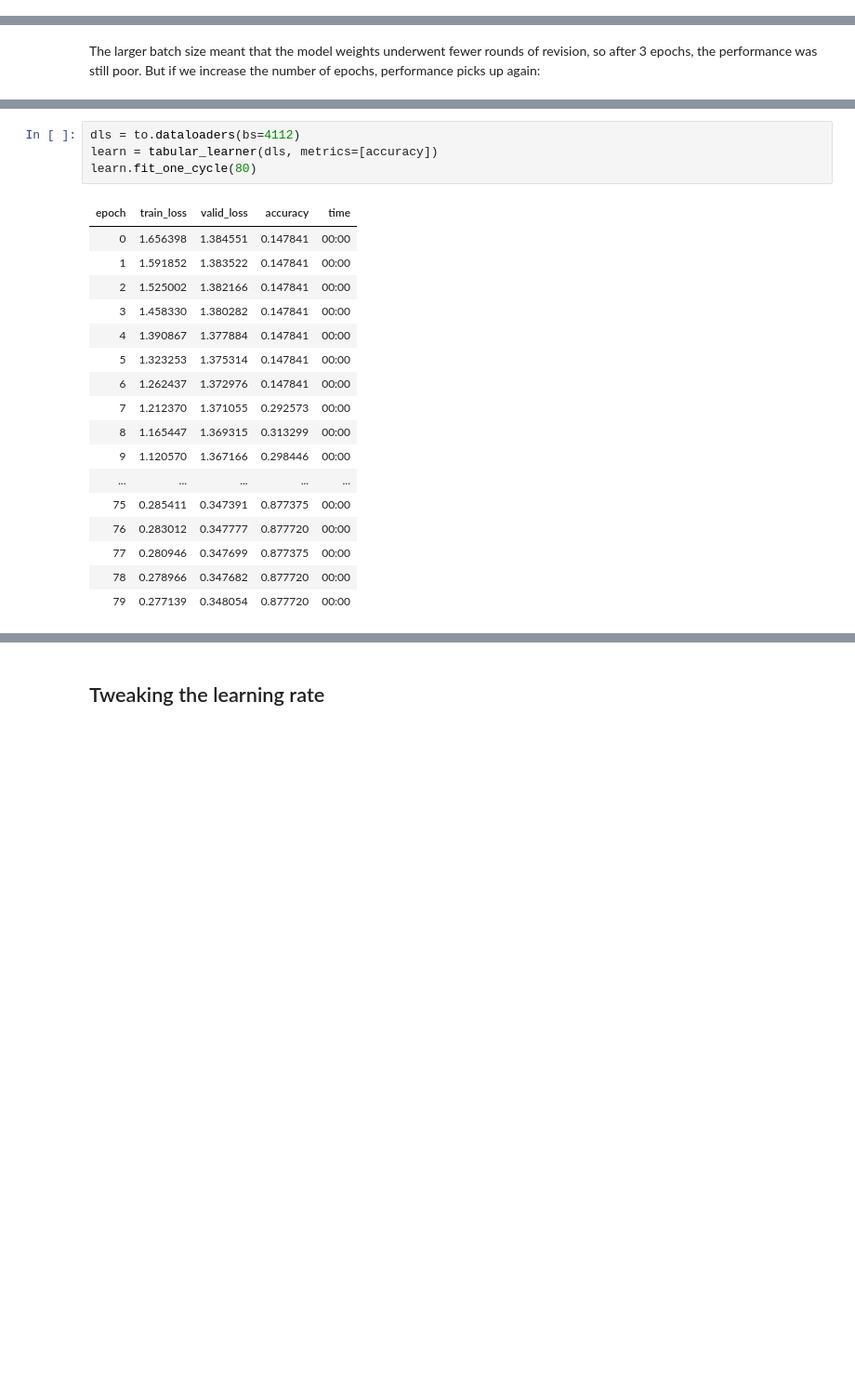
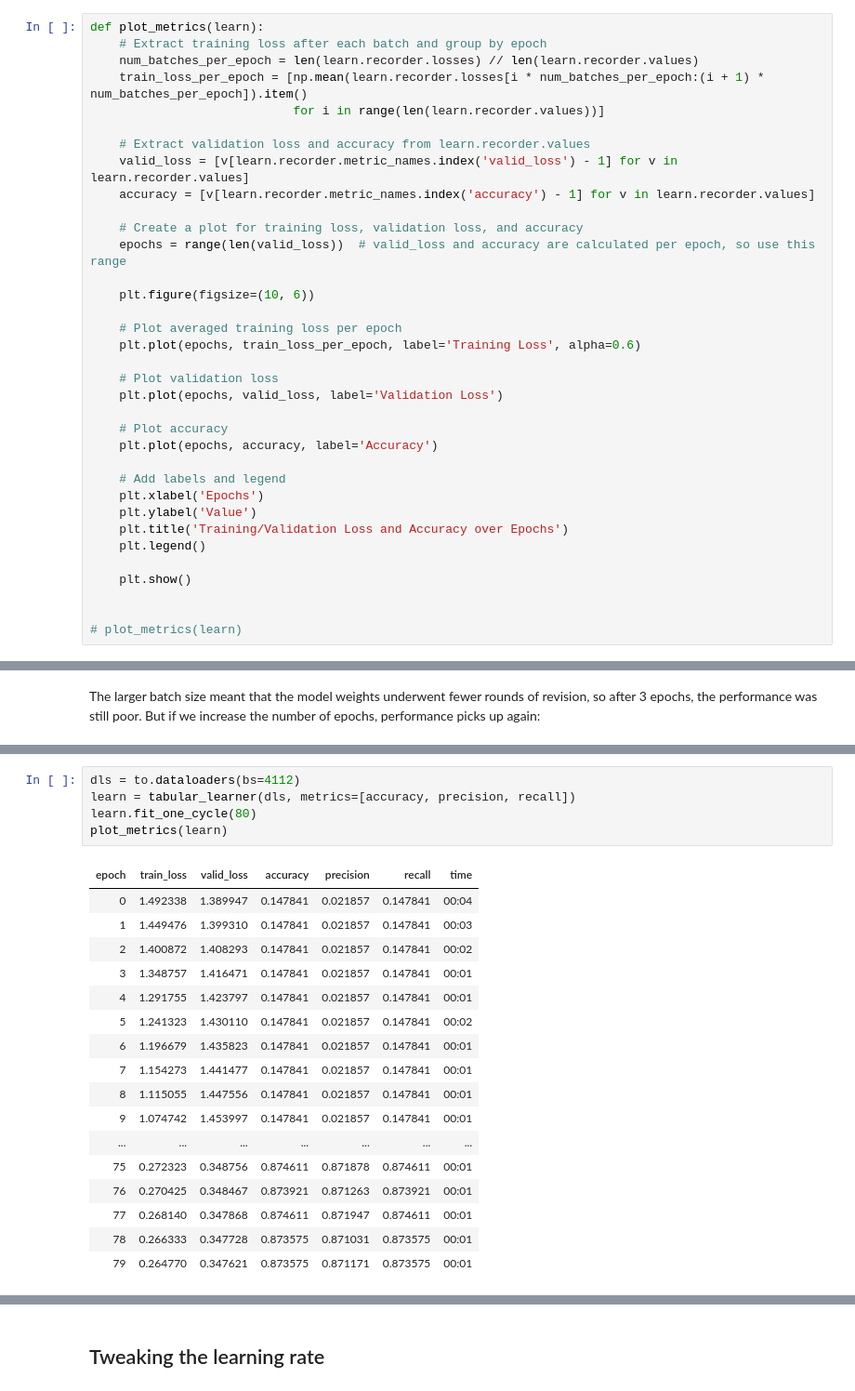
Before and after one commit to carlvh-wimmy/ahri_practicals, a Jupyter notebook: verbal_autopsy_nn/neural_net.ipynb, the cells around one changed output, grey strips where cells are left out. Shown at 93% size. Cells and saved outputs as stored; diff of their text form; blank space fills up the shorter version.

```diff
--- a/verbal_autopsy_nn/neural_net.ipynb
+++ b/verbal_autopsy_nn/neural_net.ipynb
@@ -54,0 +66,35 @@ df = pd.merge(deaths_df, verbal_autopsy_df, on='ID', how='inner')
+# %%
+def plot_metrics(learn):
+    # Extract training loss after each batch and group by epoch
+    num_batches_per_epoch = len(learn.recorder.losses) // len(learn.recorder.values)
+    train_loss_per_epoch = [np.mean(learn.recorder.losses[i * num_batches_per_epoch:(i + 1) * num_batches_per_epoch]).item()
+                            for i in range(len(learn.recorder.values))]
+
+    # Extract validation loss and accuracy from learn.recorder.values
+    valid_loss = [v[learn.recorder.metric_names.index('valid_loss') - 1] for v in learn.recorder.values]
+    accuracy = [v[learn.recorder.metric_names.index('accuracy') - 1] for v in learn.recorder.values]
+
+    # Create a plot for training loss, validation loss, and accuracy
+    epochs = range(len(valid_loss))  # valid_loss and accuracy are calculated per epoch, so use this range
+
+    plt.figure(figsize=(10, 6))
+
+    # Plot averaged training loss per epoch
+    plt.plot(epochs, train_loss_per_epoch, label='Training Loss', alpha=0.6)
+
+    # Plot validation loss
+    plt.plot(epochs, valid_loss, label='Validation Loss')
+
+    # Plot accuracy
+    plt.plot(epochs, accuracy, label='Accuracy')
+
+    # Add labels and legend
+    plt.xlabel('Epochs')
+    plt.ylabel('Value')
+    plt.title('Training/Validation Loss and Accuracy over Epochs')
+    plt.legend()
+
+    plt.show()
+
+
+# plot_metrics(learn)
@@ -291,22 +396,23 @@ learn.fit(10, lr=0.05)
 # %%
 dls = to.dataloaders(bs=4112)
-learn = tabular_learner(dls, metrics=[accuracy])
+learn = tabular_learner(dls, metrics=[accuracy, precision, recall])
 learn.fit_one_cycle(80)
+plot_metrics(learn)
 # %% [output]
-| epoch | train_loss | valid_loss | accuracy | time |
-| 0 | 1.656398 | 1.384551 | 0.147841 | 00:00 |
-| 1 | 1.591852 | 1.383522 | 0.147841 | 00:00 |
-| 2 | 1.525002 | 1.382166 | 0.147841 | 00:00 |
-| 3 | 1.458330 | 1.380282 | 0.147841 | 00:00 |
-| 4 | 1.390867 | 1.377884 | 0.147841 | 00:00 |
-| 5 | 1.323253 | 1.375314 | 0.147841 | 00:00 |
-| 6 | 1.262437 | 1.372976 | 0.147841 | 00:00 |
-| 7 | 1.212370 | 1.371055 | 0.292573 | 00:00 |
-| 8 | 1.165447 | 1.369315 | 0.313299 | 00:00 |
-| 9 | 1.120570 | 1.367166 | 0.298446 | 00:00 |
-| ... | ... | ... | ... | ... |
-| 75 | 0.285411 | 0.347391 | 0.877375 | 00:00 |
-| 76 | 0.283012 | 0.347777 | 0.877720 | 00:00 |
-| 77 | 0.280946 | 0.347699 | 0.877375 | 00:00 |
-| 78 | 0.278966 | 0.347682 | 0.877720 | 00:00 |
-| 79 | 0.277139 | 0.348054 | 0.877720 | 00:00 |
+| epoch | train_loss | valid_loss | accuracy | precision | recall | time |
+| 0 | 1.492338 | 1.389947 | 0.147841 | 0.021857 | 0.147841 | 00:04 |
+| 1 | 1.449476 | 1.399310 | 0.147841 | 0.021857 | 0.147841 | 00:03 |
+| 2 | 1.400872 | 1.408293 | 0.147841 | 0.021857 | 0.147841 | 00:02 |
+| 3 | 1.348757 | 1.416471 | 0.147841 | 0.021857 | 0.147841 | 00:01 |
+| 4 | 1.291755 | 1.423797 | 0.147841 | 0.021857 | 0.147841 | 00:01 |
+| 5 | 1.241323 | 1.430110 | 0.147841 | 0.021857 | 0.147841 | 00:02 |
+| 6 | 1.196679 | 1.435823 | 0.147841 | 0.021857 | 0.147841 | 00:01 |
+| 7 | 1.154273 | 1.441477 | 0.147841 | 0.021857 | 0.147841 | 00:01 |
+| 8 | 1.115055 | 1.447556 | 0.147841 | 0.021857 | 0.147841 | 00:01 |
+| 9 | 1.074742 | 1.453997 | 0.147841 | 0.021857 | 0.147841 | 00:01 |
+| ... | ... | ... | ... | ... | ... | ... |
+| 75 | 0.272323 | 0.348756 | 0.874611 | 0.871878 | 0.874611 | 00:01 |
+| 76 | 0.270425 | 0.348467 | 0.873921 | 0.871263 | 0.873921 | 00:01 |
+| 77 | 0.268140 | 0.347868 | 0.874611 | 0.871947 | 0.874611 | 00:01 |
+| 78 | 0.266333 | 0.347728 | 0.873575 | 0.871031 | 0.873575 | 00:01 |
+| 79 | 0.264770 | 0.347621 | 0.873575 | 0.871171 | 0.873575 | 00:01 |
```
Also changed, not shown: parts of 25 cells of this notebook, 1 other file.
